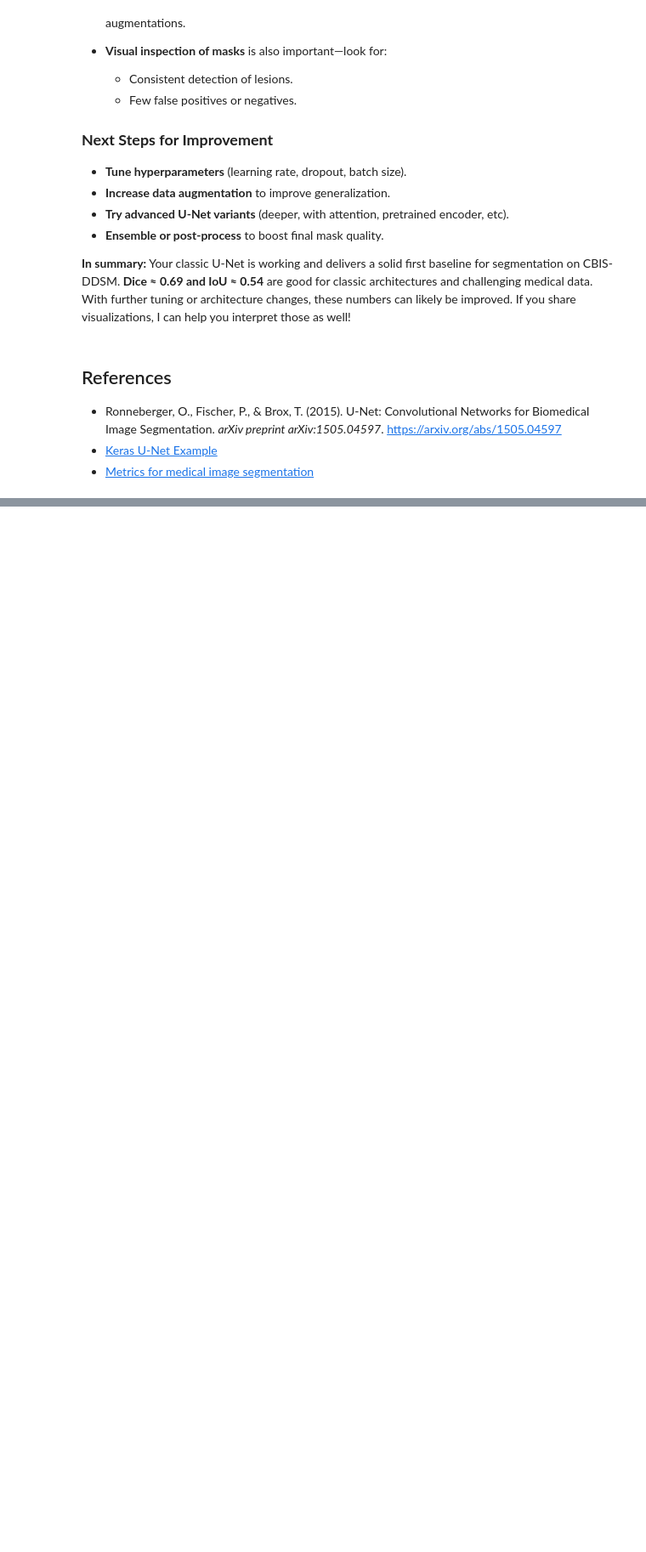
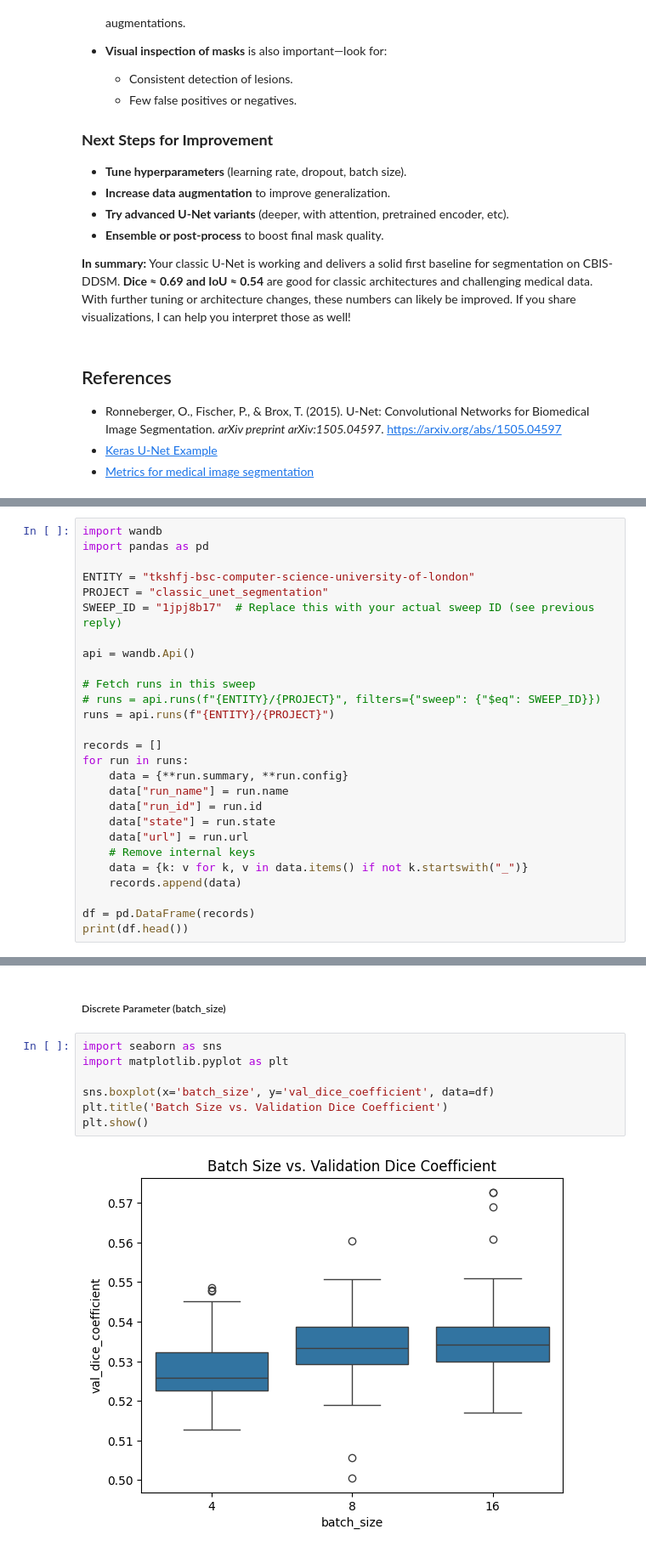
Before and after one commit to tkshfj/MMG, a Jupyter notebook: classic_unet/train.ipynb, the cells around one changed output, grey strips where cells are left out. Shown at 85% size. Drawn from its saved outputs; the diff is of its cells as text; blank space fills up the shorter version.

Commit message:
Create classic U-Net evaluation

```diff
--- a/classic_unet/notebook.ipynb
+++ b/classic_unet/train.ipynb
@@ -321,0 +324,27 @@ If you share visualizations, I can help you interpret those as well!
+# %%
+import wandb
+import pandas as pd
+
+ENTITY = "tkshfj-bsc-computer-science-university-of-london"
+PROJECT = "classic_unet_segmentation"
+SWEEP_ID = "1jpj8b17"  # Replace this with your actual sweep ID (see previous reply)
+
+api = wandb.Api()
+
+# Fetch runs in this sweep
+# runs = api.runs(f"{ENTITY}/{PROJECT}", filters={"sweep": {"$eq": SWEEP_ID}})
+runs = api.runs(f"{ENTITY}/{PROJECT}")
+
+records = []
+for run in runs:
+    data = {**run.summary, **run.config}
+    data["run_name"] = run.name
+    data["run_id"] = run.id
+    data["state"] = run.state
+    data["url"] = run.url
+    # Remove internal keys
+    data = {k: v for k, v in data.items() if not k.startswith("_")}
+    records.append(data)
+
+df = pd.DataFrame(records)
+print(df.head())
@@ -321,0 +413,11 @@ If you share visualizations, I can help you interpret those as well!
+# %% [markdown]
+##### Discrete Parameter (batch_size)
+# %%
+import seaborn as sns
+import matplotlib.pyplot as plt
+
+sns.boxplot(x='batch_size', y='val_dice_coefficient', data=df)
+plt.title('Batch Size vs. Validation Dice Coefficient')
+plt.show()
+# %% [output]
+[figure, added]
```
Also changed, not shown: parts of 30 cells of this notebook, 4 other files.
